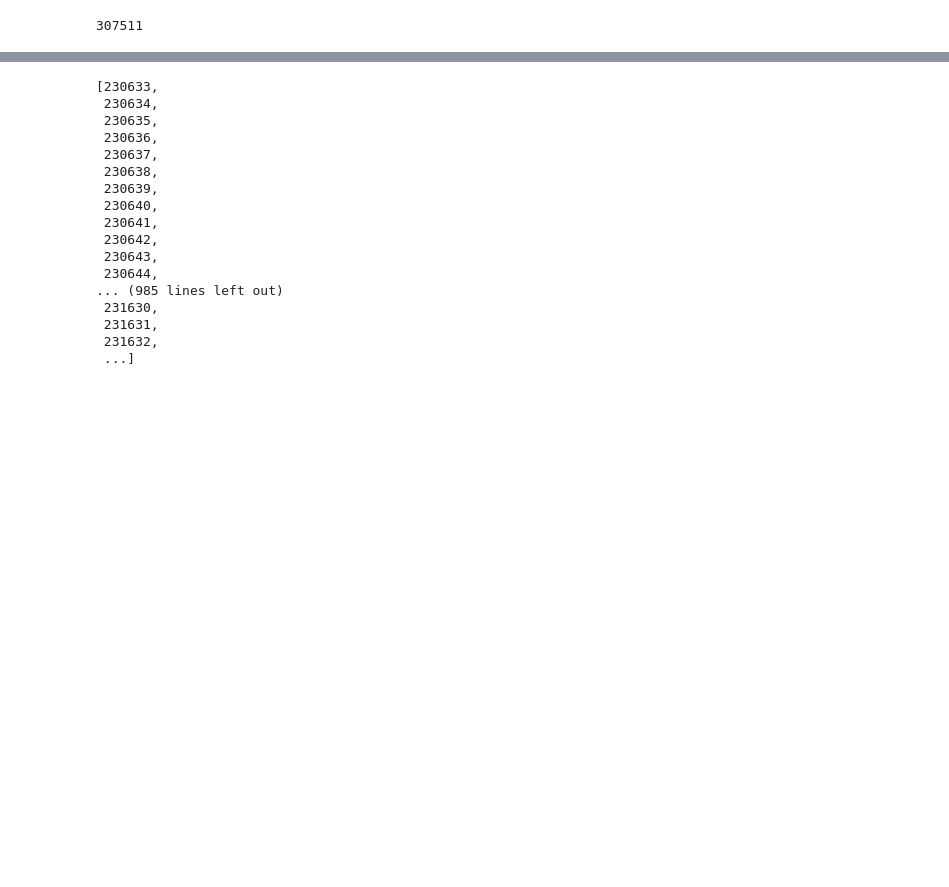
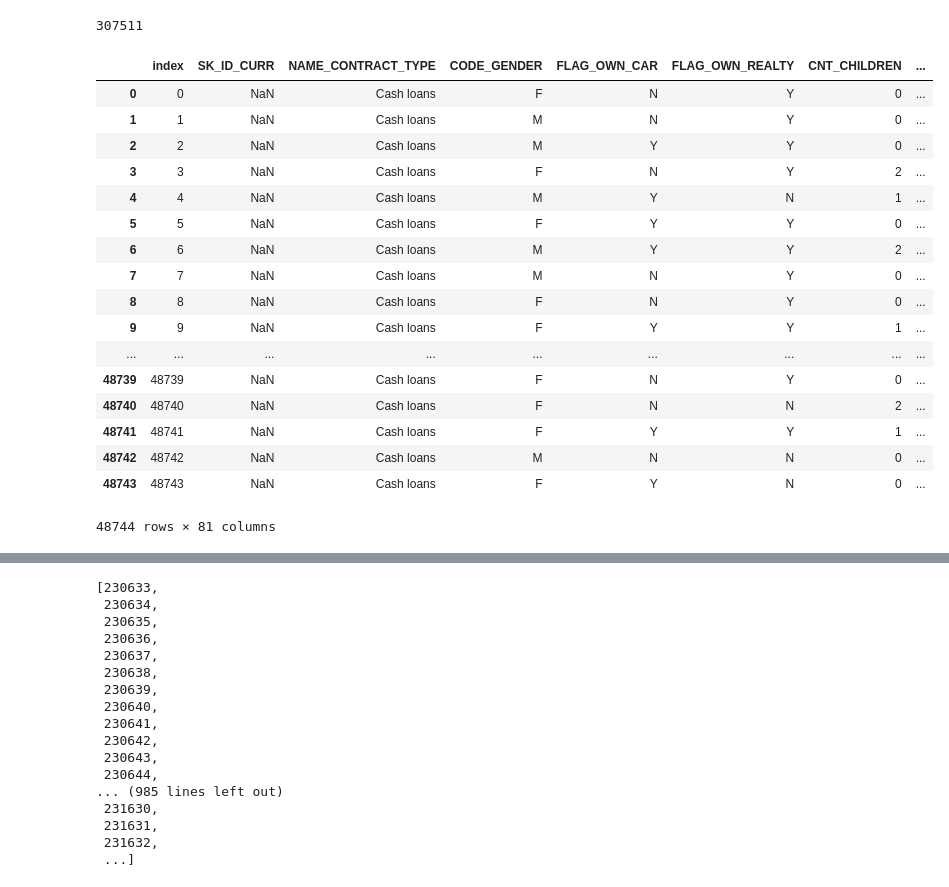
Before and after one commit to kugmax/fastai_learn, a Jupyter notebook: Home Credit Default Risk (only app).ipynb, the cells around one changed output, grey strips where cells are left out. Drawn from its saved outputs; the diff is of its cells as text; code cells hidden in the pictures; blank space fills up the shorter version.

```diff
--- a/Home Credit Default Risk (only app).ipynb
+++ b/Home Credit Default Risk (only app).ipynb
@@ -121,3 +122,5 @@ test[dep] = 0
 joined_test = test[cat_vars+contin_vars+[dep]].copy()
 # %%
 for v in cat_vars: joined[v] = joined[v].astype('category').cat.as_ordered()
+# %%
+for v in cat_vars: joined_test[v] = joined_test[v].astype('category').cat.as_ordered()
@@ -127,4 +133,26 @@ apply_cats(test, joined)
 for v in contin_vars:
     joined[v] = joined[v].fillna(0).astype('float32')
     joined_test[v] = joined_test[v].fillna(0).astype('float32')
+# %%
+joined.reset_index()
+joined_test.reset_index()
+# %% [output]
+|  | index | SK_ID_CURR | NAME_CONTRACT_TYPE | CODE_GENDER | FLAG_OWN_CAR | FLAG_OWN_REALTY | CNT_CHILDREN | ... |
+| 0 | 0 | NaN | Cash loans | F | N | Y | 0 | ... |
+| 1 | 1 | NaN | Cash loans | M | N | Y | 0 | ... |
+| 2 | 2 | NaN | Cash loans | M | Y | Y | 0 | ... |
+| 3 | 3 | NaN | Cash loans | F | N | Y | 2 | ... |
+| 4 | 4 | NaN | Cash loans | M | Y | N | 1 | ... |
+| 5 | 5 | NaN | Cash loans | F | Y | Y | 0 | ... |
+| 6 | 6 | NaN | Cash loans | M | Y | Y | 2 | ... |
+| 7 | 7 | NaN | Cash loans | M | N | Y | 0 | ... |
+| 8 | 8 | NaN | Cash loans | F | N | Y | 0 | ... |
+| 9 | 9 | NaN | Cash loans | F | Y | Y | 1 | ... |
+| ... | ... | ... | ... | ... | ... | ... | ... | ... |
+| 48739 | 48739 | NaN | Cash loans | F | N | Y | 0 | ... |
+| 48740 | 48740 | NaN | Cash loans | F | N | N | 2 | ... |
+| 48741 | 48741 | NaN | Cash loans | F | Y | Y | 1 | ... |
+| 48742 | 48742 | NaN | Cash loans | M | N | N | 0 | ... |
+| 48743 | 48743 | NaN | Cash loans | F | Y | N | 0 | ... |
+48744 rows × 81 columns
 # %%
```
Also changed, not shown: parts of 33 cells of this notebook.
